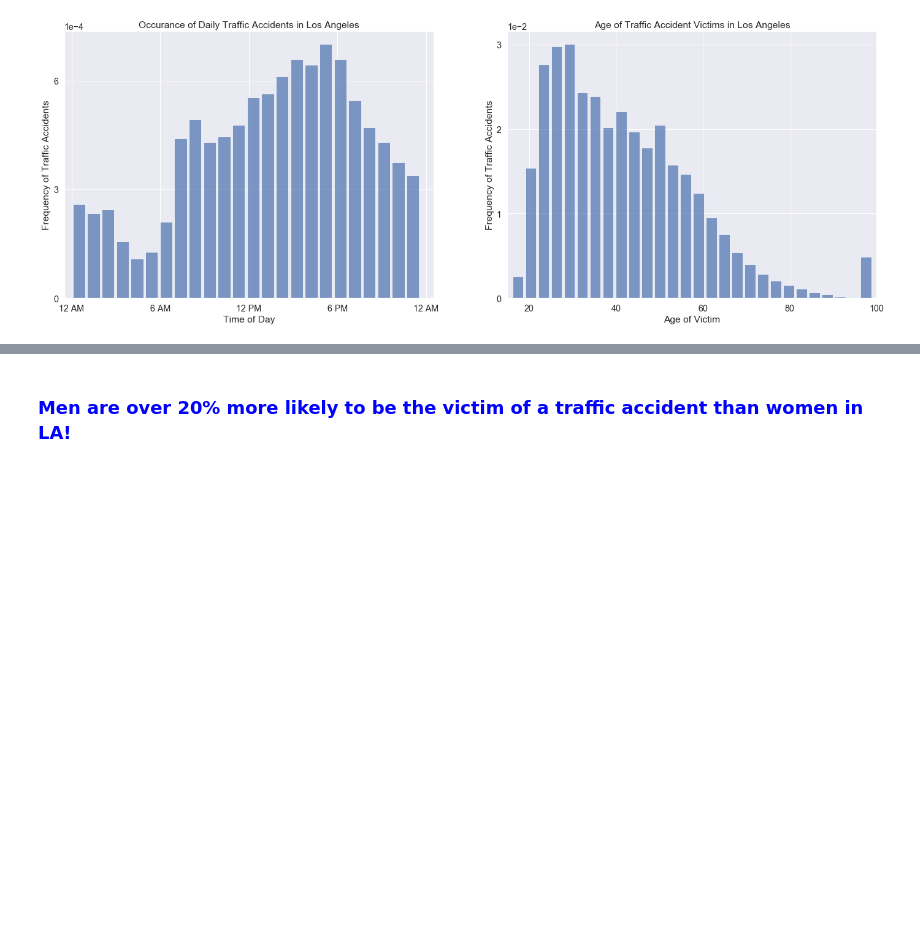
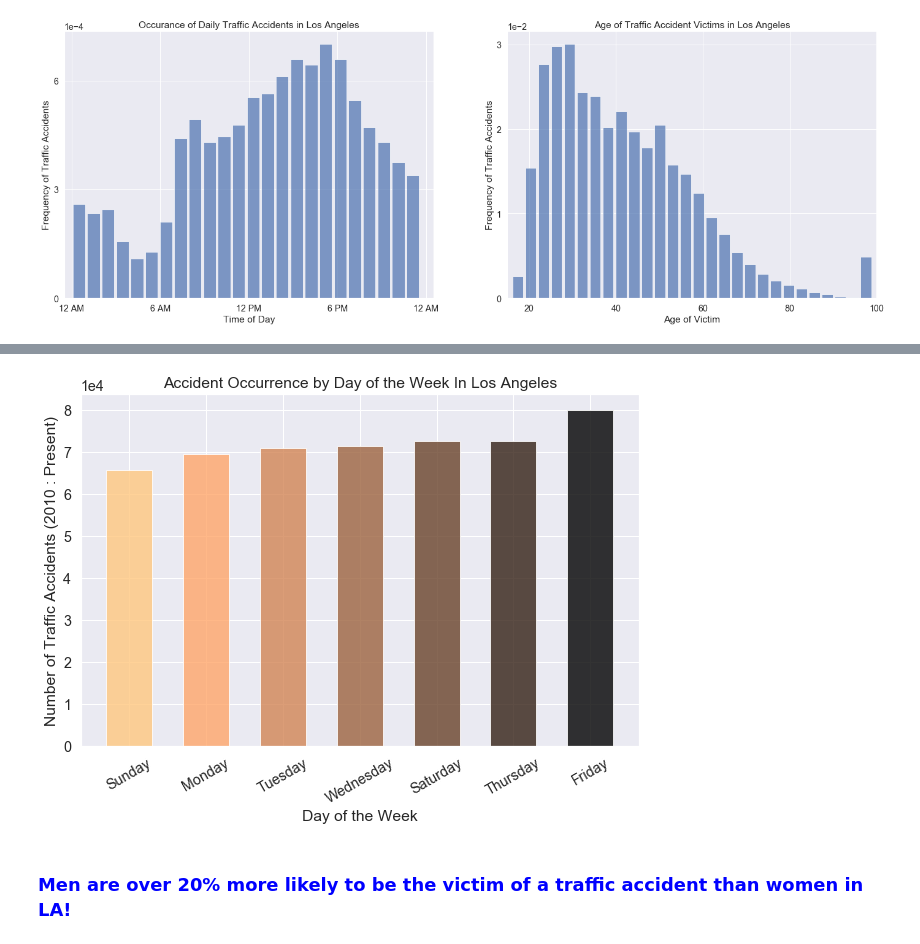
Before and after one commit to Nlaurita/Analysis_of_LA_Traffic_Collisions, a Jupyter notebook: LA Collision Analysis.ipynb, the cells around one changed output, grey strips where cells are left out. Drawn from its saved outputs; the diff is of its cells as text; code cells hidden in the pictures; blank space fills up the shorter version.

```diff
--- a/LA Collision Analysis.ipynb
+++ b/LA Collision Analysis.ipynb
@@ -46,7 +46,11 @@ collision_df['date_occurred'] = collision_df.date_occurred.astype(str)
 collision_df['date_reported'] = collision_df.date_reported.apply(lambda x: date.fromisoformat(x))
 collision_df['date_occurred'] = collision_df.date_occurred.apply(lambda x: date.fromisoformat(x))
 
-#---Now that they're date objects we can subtract them and make a time delta and convert back to float---#
+#---Lets convert the data occurred into a an actual day of the week, this will tell us which day has the most accidents---#
+collision_df.insert(5, 'weekday_occurred', "")
+collision_df['weekday_occurred'] = collision_df.date_occurred.apply(lambda x: x.strftime('%A'))
+
+#---Now that they're date objects we can also subtract them and make a time delta and convert back to float---#
 collision_df.insert(4, 'date_delta', "")
 collision_df['date_delta'] = collision_df['date_reported'] - collision_df['date_occurred']
 collision_df['date_delta'] = collision_df.date_delta.astype(str)
@@ -74,19 +78,19 @@ collision_df['cross_street'] = collision_df.cross_street.apply(lambda x: x.title
 collision_df['cross_street'] = collision_df.cross_street.apply(lambda x: " ".join(x.split()))
 
 #---Lets also create a columns called intersection which combines the address and cross street---#
-collision_df.insert(17, 'intersection', "")
+collision_df.insert(18, 'intersection', "")
 collision_df['intersection'] = collision_df['address'] + ", " + collision_df['cross_street']
 
 #---Finally, lets clean up the location columns which contains the longitude and latitude in a complicated string---#
-collision_df.insert(19, 'longitude', "")
+collision_df.insert(20, 'longitude', "")
 collision_df['longitude'] = collision_df.location.apply(lambda x: x.split("'")[3])
 collision_df['longitude'] = collision_df.longitude.apply(lambda x: float(x))
 
-collision_df.insert(20, 'latitude', "")
+collision_df.insert(21, 'latitude', "")
 collision_df['latitude'] = collision_df.location.apply(lambda x: x.split("'")[11])
 collision_df['latitude'] = collision_df.latitude.apply(lambda x: float(x))
 
 del collision_df['location']
 
 #---Now print the head of our improved dataframe---#
-#collision_df.head(10)
+collision_df.head(10)
@@ -142,3 +158,26 @@ fig.savefig('Time_Age_Distributions.pdf', dpi=150)
 plt.close('all')
 # %% [output]
 [figure]
+# %%
+#---Lets see what day of the week are accidents most like to occur---#
+weekday_occur_df = collision_df[['weekday_occurred']].reset_index()
+weekday_occur_df_gr = weekday_occur_df.groupby('weekday_occurred').count().sort_values(by=['index'], ascending=True).reset_index().rename(columns={'index':'count'})
+
+#---Define color scale---#
+color = cm.copper_r(np.linspace(0, 1, 7))
+
+#---Now we can plot a bar graph of the data---#
+fig = plt.figure(figsize=(10,7))
+plt.bar(range(len(weekday_occur_df_gr['count'])), weekday_occur_df_gr['count'], width=0.6, color=color, align='center', alpha=0.8)
+plt.title('Accident Occurrence by Day of the Week In Los Angeles')
+plt.ylabel("Number of Traffic Accidents (2010 : Present)")
+plt.xlabel("Day of the Week")
+ax=plt.subplot()
+ax.set_xticklabels(weekday_occur_df_gr['weekday_occurred'])
+plt.xticks(range(len(weekday_occur_df_gr['count'])), rotation=30)
+plt.ticklabel_format(axis='y', style='scientific', scilimits=(0,0))
+plt.subplots_adjust(bottom=0.18)
+fig.savefig('Weekday_analysis.pdf', dpi=150)
+plt.show()
+plt.close('all')
+# %% [output]
@@ -145,3 +186,4 @@ plt.close('all')
+[figure, added]
 # %% [markdown]
 ### <font  color=blue> Men are over 20% more likely to be the victim of a traffic accident than women in LA! </font>
 # %%
```
Also changed, not shown: parts of 2 cells of this notebook, 1 other file.
